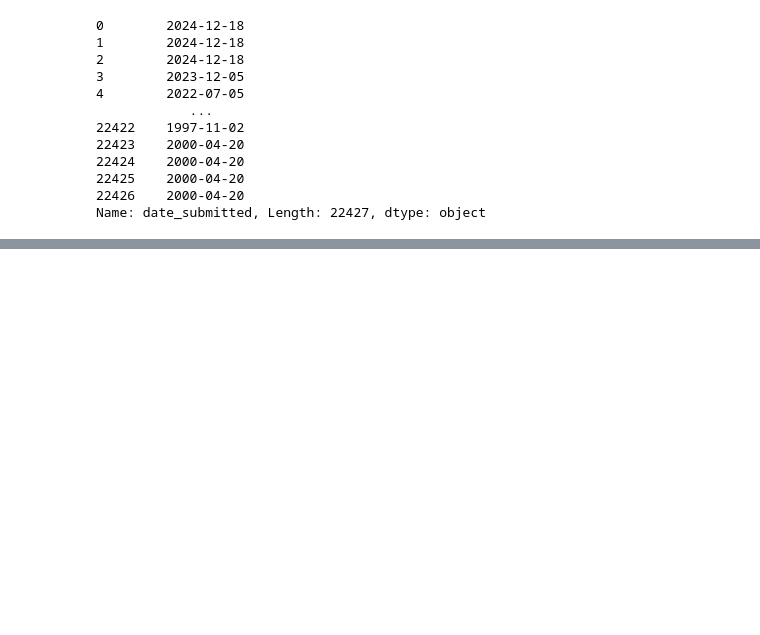
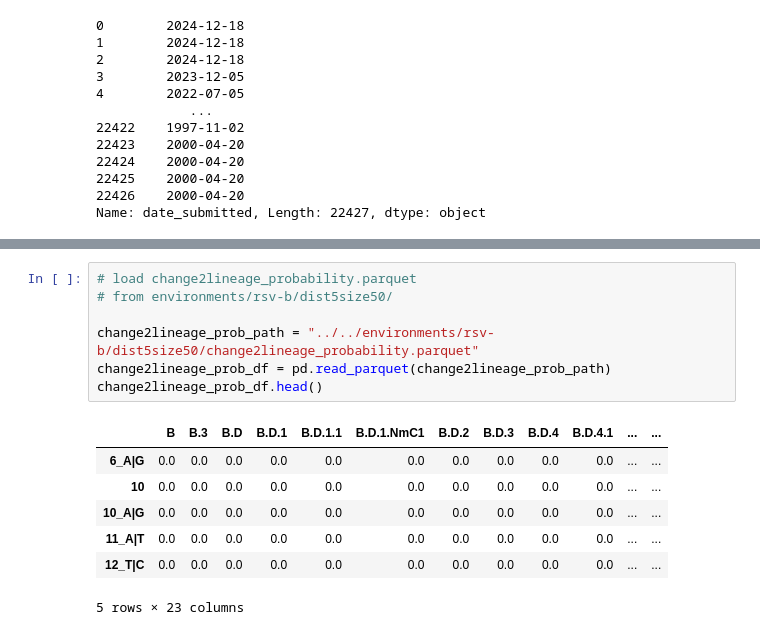
Before and after one commit to yavuuzsameet/openrecombinhunt, a Jupyter notebook: src/analyse/decide_quality_filters_rsv-b.ipynb, the cells around one changed output, grey strips where cells are left out. Cells and saved outputs as stored; diff of their text form; blank space fills up the shorter version.

```diff
--- a/src/analyse/decide_quality_filters_rsv-b.ipynb
+++ b/src/analyse/decide_quality_filters_rsv-b.ipynb
@@ -398,0 +427,15 @@ Name: date_submitted, Length: 22427, dtype: object
+# %%
+# load change2lineage_probability.parquet
+# from environments/rsv-b/dist5size50/
+
+change2lineage_prob_path = "../../environments/rsv-b/dist5size50/change2lineage_probability.parquet"
+change2lineage_prob_df = pd.read_parquet(change2lineage_prob_path)
+change2lineage_prob_df.head()
+# %% [output]
+|  | B | B.3 | B.D | B.D.1 | B.D.1.1 | B.D.1.NmC1 | B.D.2 | B.D.3 | B.D.4 | B.D.4.1 | ... | ... |
+| 6_A|G | 0.0 | 0.0 | 0.0 | 0.0 | 0.0 | 0.0 | 0.0 | 0.0 | 0.0 | 0.0 | ... | ... |
+| 10 | 0.0 | 0.0 | 0.0 | 0.0 | 0.0 | 0.0 | 0.0 | 0.0 | 0.0 | 0.0 | ... | ... |
+| 10_A|G | 0.0 | 0.0 | 0.0 | 0.0 | 0.0 | 0.0 | 0.0 | 0.0 | 0.0 | 0.0 | ... | ... |
+| 11_A|T | 0.0 | 0.0 | 0.0 | 0.0 | 0.0 | 0.0 | 0.0 | 0.0 | 0.0 | 0.0 | ... | ... |
+| 12_T|C | 0.0 | 0.0 | 0.0 | 0.0 | 0.0 | 0.0 | 0.0 | 0.0 | 0.0 | 0.0 | ... | ... |
+5 rows × 23 columns
```
Also changed, not shown: parts of 10 cells of this notebook, 11 other files.
